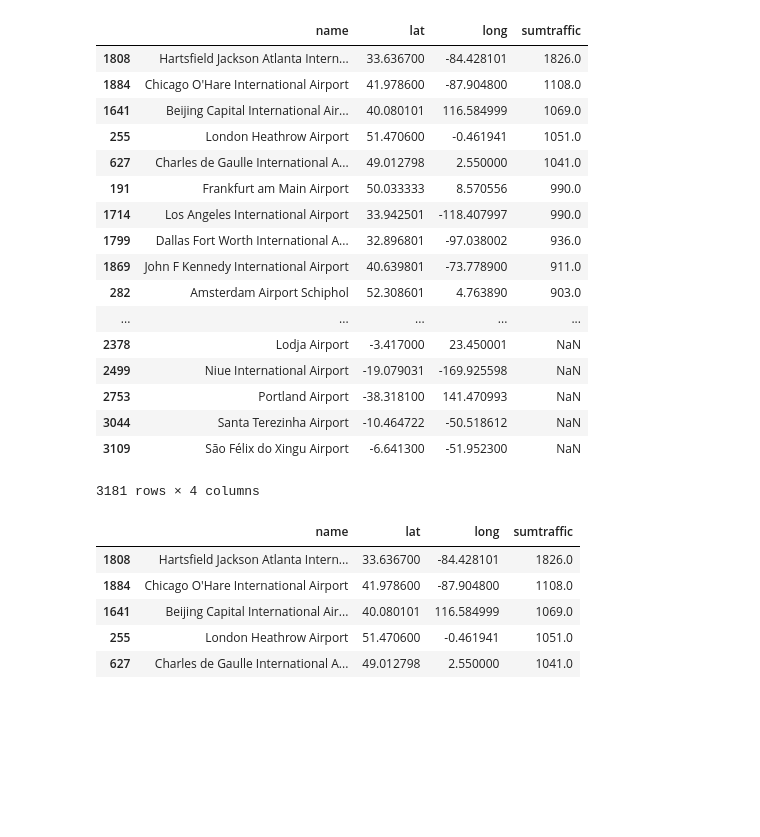
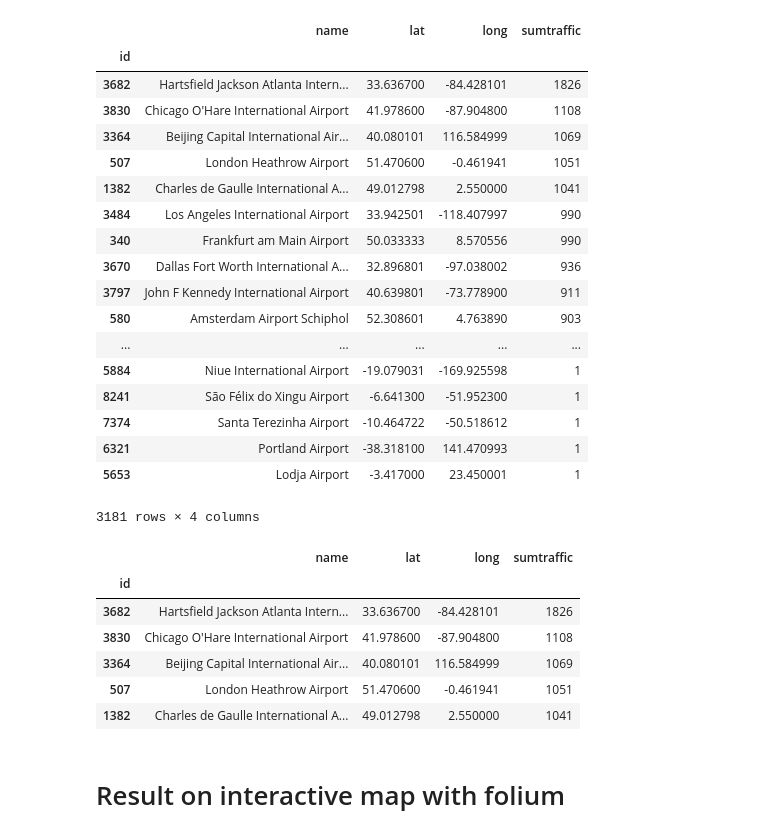
Before and after one commit to Rhizome23/aircraft-project, a Jupyter notebook: airport_number_routes.ipynb, the cells around one changed output. Drawn from its saved outputs; the diff is of its cells as text; code cells hidden in the pictures; blank space fills up the shorter version.

Commit message:
modifié :         airport_number_routes.ipynb

```diff
--- a/airport_number_routes.ipynb
+++ b/airport_number_routes.ipynb
@@ -20,6 +22,7 @@ airports.head()
 # %%
 names = ('airline,airline_id,source,source_id,dest,dest_id,codeshare,stops,equipment').split(',')
 routes = pd.read_csv("data/routes.dat", names=names, header=None)
+routes = routes.fillna(0)
 routes.head()
 # %% [output]
 |  | airline | airline_id | source | source_id | dest | dest_id | codeshare | stops | equipment |
@@ -36,6 +37,10 @@ traffic = pd.DataFrame(columns = ['source_id', 'dest_id','sumtraffic'])
 # %%
+traffic = pd.DataFrame(columns = ['source_id', 'dest_id','sumtraffic'])
 traffic['source_id'] = airport_source
 traffic['dest_id'] = airport_dest
+traffic = traffic.fillna(0)
+traffic['dest_id'] = traffic['dest_id'].astype('int64')
+traffic['dest_id'] = traffic['dest_id'].astype('int64')
 traffic['sumtraffic'] = traffic.apply(lambda x: x['source_id'] + x['dest_id'], axis=1)
 traffic.head()
 # %% [output]
@@ -48,3 +53,4 @@ traffic.head()
 # %%
 traffic['id'] = traffic.index
-traffic['id'] =traffic['id'].astype(str)
+traffic['id'] =traffic['id']
+traffic
@@ -51,2 +76,3 @@ traffic['id'] =traffic['id'].astype(str)
 # %%
-dfinal = airports.merge(traffic, on="id", how = 'inner')
+traffic_final = airports.merge(traffic, on="id", how = 'inner')
+traffic_final.head()
@@ -74,35 +86,40 @@ dfinal
 # %%
-alpha = dfinal[['name','lat','long','sumtraffic']]
-alpha.sort_values(['sumtraffic'], ascending=[0])
+traffic_final = traffic_final[['id','name','lat','long','sumtraffic']]
+traffic_final = traffic_final.set_index('id',drop = True)
+traffic_final.sort_values(['sumtraffic'], ascending=[0])
 # %% [output]
 |  | name | lat | long | sumtraffic |
-| 1808 | Hartsfield Jackson Atlanta Intern... | 33.636700 | -84.428101 | 1826.0 |
-| 1884 | Chicago O'Hare International Airport | 41.978600 | -87.904800 | 1108.0 |
-| 1641 | Beijing Capital International Air... | 40.080101 | 116.584999 | 1069.0 |
-| 255 | London Heathrow Airport | 51.470600 | -0.461941 | 1051.0 |
-| 627 | Charles de Gaulle International A... | 49.012798 | 2.550000 | 1041.0 |
-| 191 | Frankfurt am Main Airport | 50.033333 | 8.570556 | 990.0 |
-| 1714 | Los Angeles International Airport | 33.942501 | -118.407997 | 990.0 |
-| 1799 | Dallas Fort Worth International A... | 32.896801 | -97.038002 | 936.0 |
-| 1869 | John F Kennedy International Airport | 40.639801 | -73.778900 | 911.0 |
-| 282 | Amsterdam Airport Schiphol | 52.308601 | 4.763890 | 903.0 |
+| id |  |  |  |  |
+| 3682 | Hartsfield Jackson Atlanta Intern... | 33.636700 | -84.428101 | 1826 |
+| 3830 | Chicago O'Hare International Airport | 41.978600 | -87.904800 | 1108 |
+| 3364 | Beijing Capital International Air... | 40.080101 | 116.584999 | 1069 |
+| 507 | London Heathrow Airport | 51.470600 | -0.461941 | 1051 |
+| 1382 | Charles de Gaulle International A... | 49.012798 | 2.550000 | 1041 |
+| 3484 | Los Angeles International Airport | 33.942501 | -118.407997 | 990 |
+| 340 | Frankfurt am Main Airport | 50.033333 | 8.570556 | 990 |
+| 3670 | Dallas Fort Worth International A... | 32.896801 | -97.038002 | 936 |
+| 3797 | John F Kennedy International Airport | 40.639801 | -73.778900 | 911 |
+| 580 | Amsterdam Airport Schiphol | 52.308601 | 4.763890 | 903 |
 | ... | ... | ... | ... | ... |
-| 2378 | Lodja Airport | -3.417000 | 23.450001 | NaN |
-| 2499 | Niue International Airport | -19.079031 | -169.925598 | NaN |
-| 2753 | Portland Airport | -38.318100 | 141.470993 | NaN |
-| 3044 | Santa Terezinha Airport | -10.464722 | -50.518612 | NaN |
-| 3109 | São Félix do Xingu Airport | -6.641300 | -51.952300 | NaN |
+| 5884 | Niue International Airport | -19.079031 | -169.925598 | 1 |
+| 8241 | São Félix do Xingu Airport | -6.641300 | -51.952300 | 1 |
+| 7374 | Santa Terezinha Airport | -10.464722 | -50.518612 | 1 |
+| 6321 | Portland Airport | -38.318100 | 141.470993 | 1 |
+| 5653 | Lodja Airport | -3.417000 | 23.450001 | 1 |
 3181 rows × 4 columns
 # %%
-alpha2= alpha.loc[alpha['sumtraffic'] > 100].sort_values(['sumtraffic'],ascending = False)
-alpha2.head()
+traffic_final= traffic_final.loc[traffic_final['sumtraffic'] > 400].sort_values(['sumtraffic'],ascending = False)
+traffic_final.head()
 # %% [output]
 |  | name | lat | long | sumtraffic |
-| 1808 | Hartsfield Jackson Atlanta Intern... | 33.636700 | -84.428101 | 1826.0 |
-| 1884 | Chicago O'Hare International Airport | 41.978600 | -87.904800 | 1108.0 |
-| 1641 | Beijing Capital International Air... | 40.080101 | 116.584999 | 1069.0 |
-| 255 | London Heathrow Airport | 51.470600 | -0.461941 | 1051.0 |
-| 627 | Charles de Gaulle International A... | 49.012798 | 2.550000 | 1041.0 |
+| id |  |  |  |  |
+| 3682 | Hartsfield Jackson Atlanta Intern... | 33.636700 | -84.428101 | 1826 |
+| 3830 | Chicago O'Hare International Airport | 41.978600 | -87.904800 | 1108 |
+| 3364 | Beijing Capital International Air... | 40.080101 | 116.584999 | 1069 |
+| 507 | London Heathrow Airport | 51.470600 | -0.461941 | 1051 |
+| 1382 | Charles de Gaulle International A... | 49.012798 | 2.550000 | 1041 |
+# %% [markdown]
+# Result on interactive map with folium
 # %%
 import folium
 m = folium.Map(location=[48.86, 2.33],zoom_start=2 )
```
Also changed, not shown: parts of 10 cells of this notebook.
